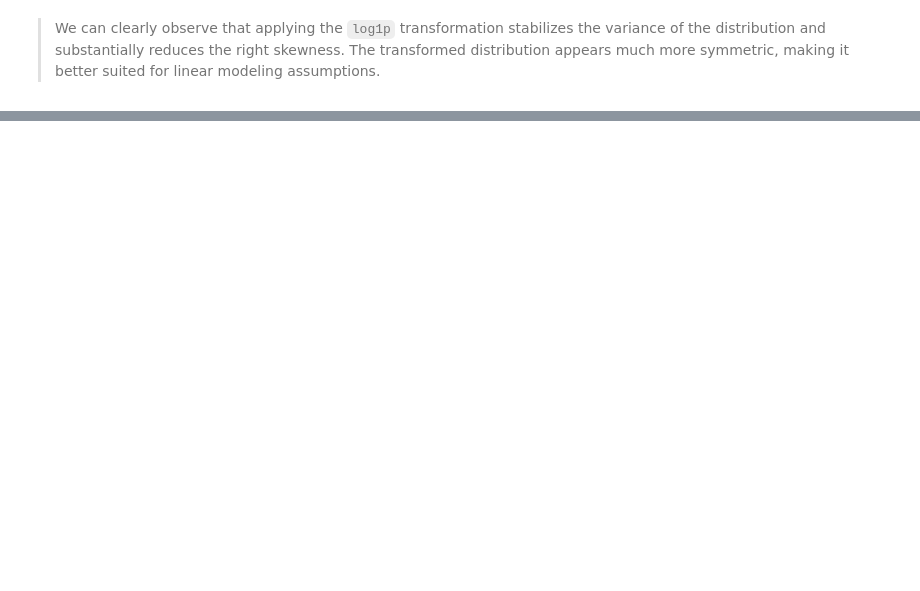
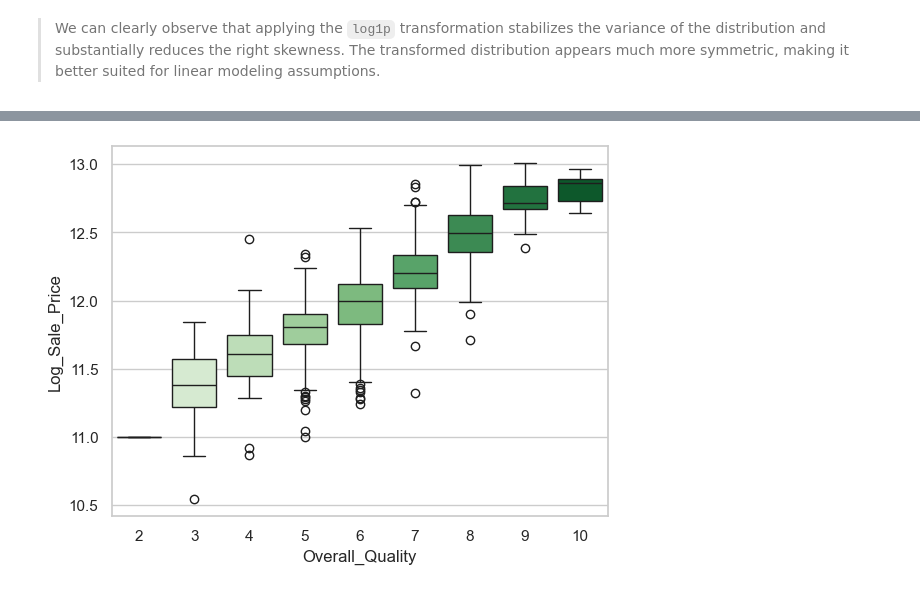
Before and after one commit to b-4her/2010-house-price-prediction, a Jupyter notebook: EDA.ipynb, the cells around one changed output, grey strips where cells are left out. Saved outputs shown, nothing was run; the diff lists cells and outputs as text; code cells hidden in the pictures; blank space fills up the shorter version.

```diff
--- a/EDA.ipynb
+++ b/EDA.ipynb
@@ -1194,0 +1159,10 @@ in the dommain based analysis or the temporal - try to see how things differ fro
+# %%
+sns.boxplot(
+    data=df,
+    x="Overall_Quality",
+    y="Log_Sale_Price",
+    palette="Greens"
+)
+plt.show()
+# %% [output]
+[figure, added]
```
Also changed, not shown: parts of 41 cells of this notebook, 7 other files.
